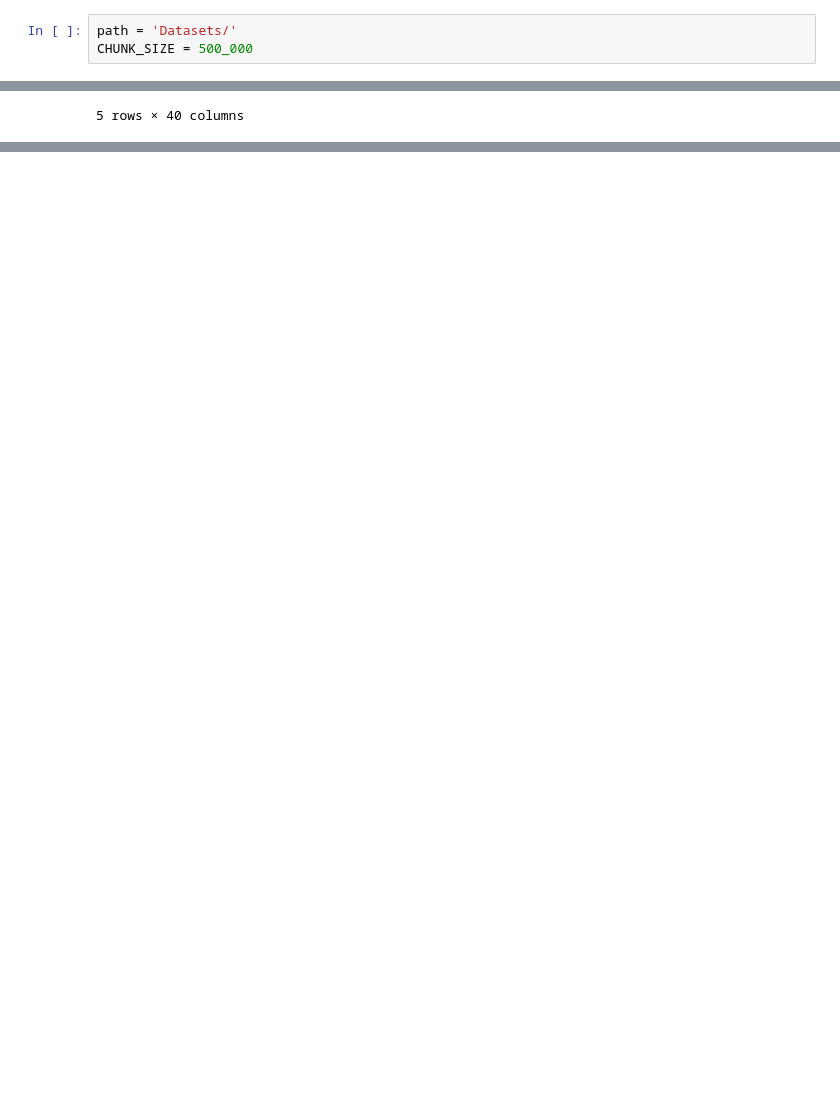
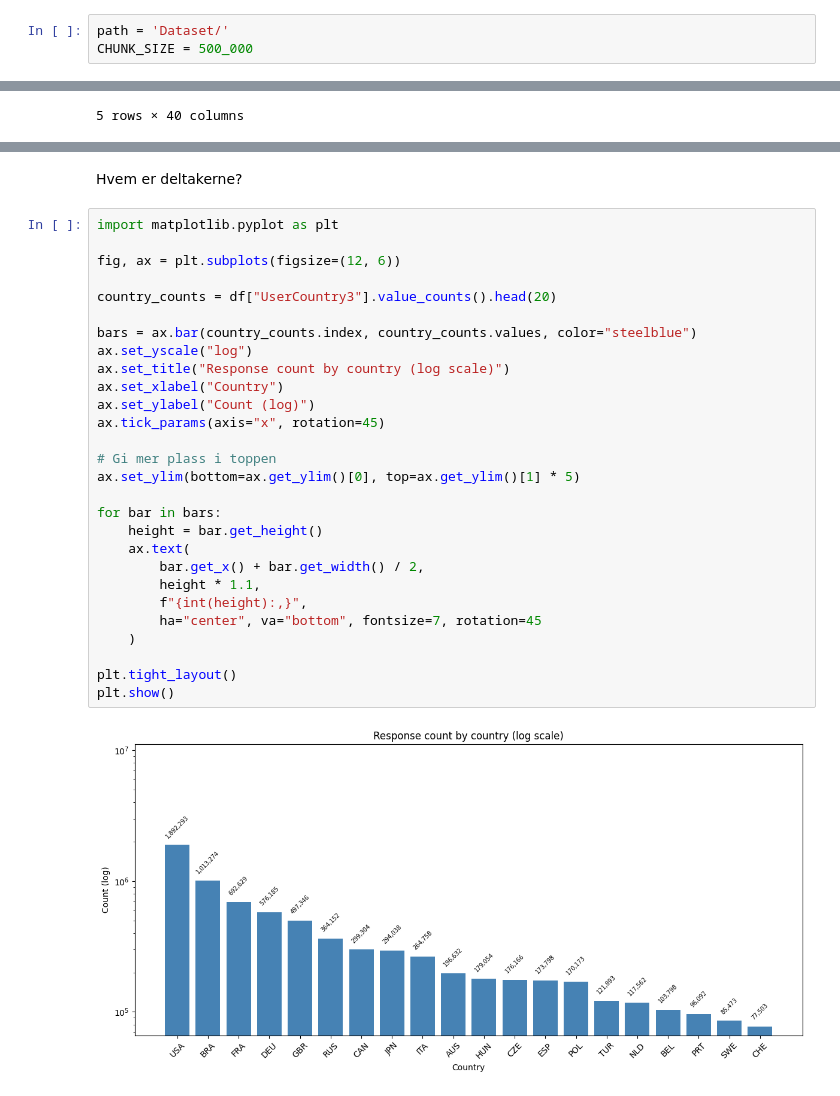
Before and after one commit to Nicoletapa/Moral_Machine, a Jupyter notebook: merge_datasets.ipynb, the cells around one changed output, grey strips where cells are left out. Cells and saved outputs as stored; diff of their text form; blank space fills up the shorter version.

```diff
--- a/merge_datasets.ipynb
+++ b/merge_datasets.ipynb
@@ -5,7 +5,7 @@ from tqdm.auto import tqdm
 from sklearn.preprocessing import StandardScaler, LabelEncoder
 import numpy as np
 # %%
-path = 'Datasets/'
+path = 'Dataset/'
 CHUNK_SIZE = 500_000
 # %%
 pf = pq.ParquetFile(path + "SharedResponses_clean.parquet")
@@ -260,0 +361,32 @@ df_encoded.head()
+# %% [markdown]
+Hvem er deltakerne?
+# %%
+import matplotlib.pyplot as plt
+
+fig, ax = plt.subplots(figsize=(12, 6))
+
+country_counts = df["UserCountry3"].value_counts().head(20)
+
+bars = ax.bar(country_counts.index, country_counts.values, color="steelblue")
+ax.set_yscale("log")
+ax.set_title("Response count by country (log scale)")
+ax.set_xlabel("Country")
+ax.set_ylabel("Count (log)")
+ax.tick_params(axis="x", rotation=45)
+
+# Gi mer plass i toppen
+ax.set_ylim(bottom=ax.get_ylim()[0], top=ax.get_ylim()[1] * 5)
+
+for bar in bars:
+    height = bar.get_height()
+    ax.text(
+        bar.get_x() + bar.get_width() / 2,
+        height * 1.1,
+        f"{int(height):,}",
+        ha="center", va="bottom", fontsize=7, rotation=45
+    )
+
+plt.tight_layout()
+plt.show()
+# %% [output]
+[figure, added]
```
Also changed, not shown: parts of 27 cells of this notebook, 3 other files.
